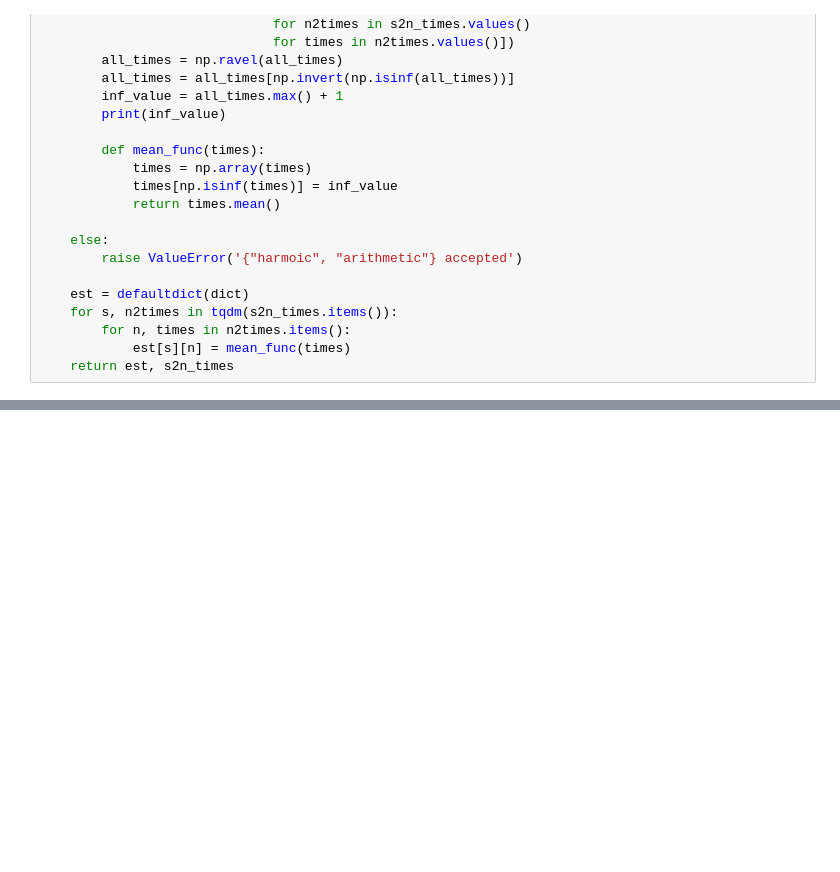
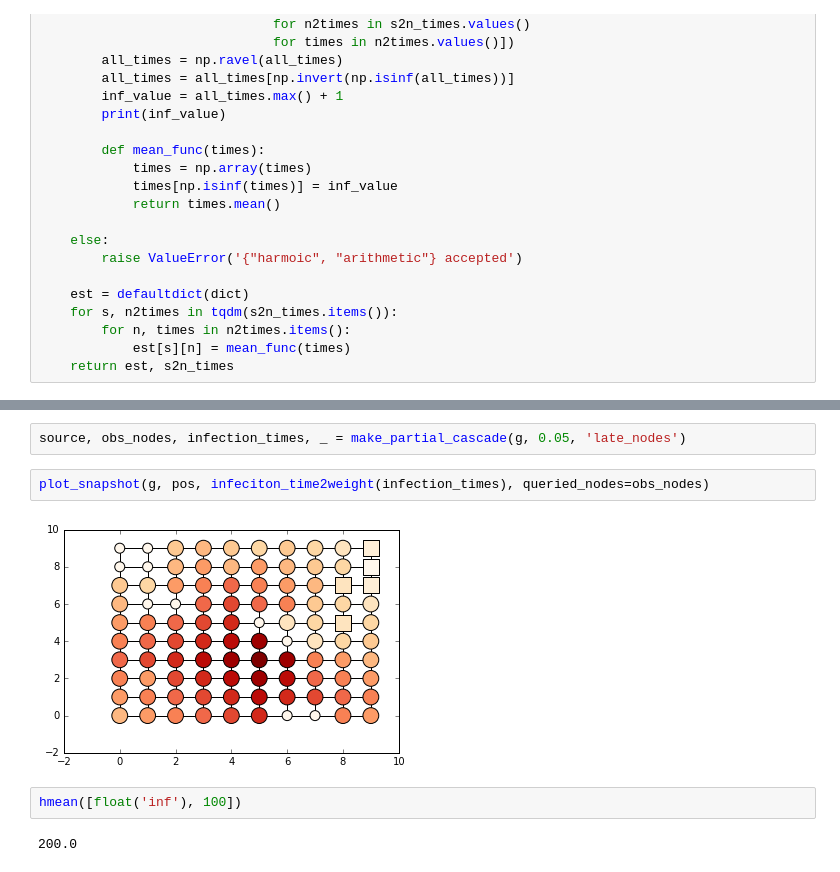
Before and after one commit to xiaohan2012/active-infection-source-finding, a Jupyter notebook: infection_time_estimation.ipynb, the cells around one changed output, grey strips where cells are left out. Drawn from its saved outputs; the diff is of its cells as text; blank space fills up the shorter version.

Commit message:
a bad idea to take the infection time mean

```diff
--- a/infection_time_estimation.ipynb
+++ b/infection_time_estimation.ipynb
@@ -90,0 +94,10 @@ print(est[(0, 0)][(0, 1)], est[(0, 0)][(0, 2)], est[(0, 0)][(1, 1)])
+# %%
+source, obs_nodes, infection_times, _ = make_partial_cascade(g, 0.05, 'late_nodes')
+# %%
+plot_snapshot(g, pos, infeciton_time2weight(infection_times), queried_nodes=obs_nodes)
+# %% [output]
+[figure, added]
+# %%
+hmean([float('inf'), 100])
+# %% [output]
+200.0
```
Also changed, not shown: parts of 5 cells of this notebook.
